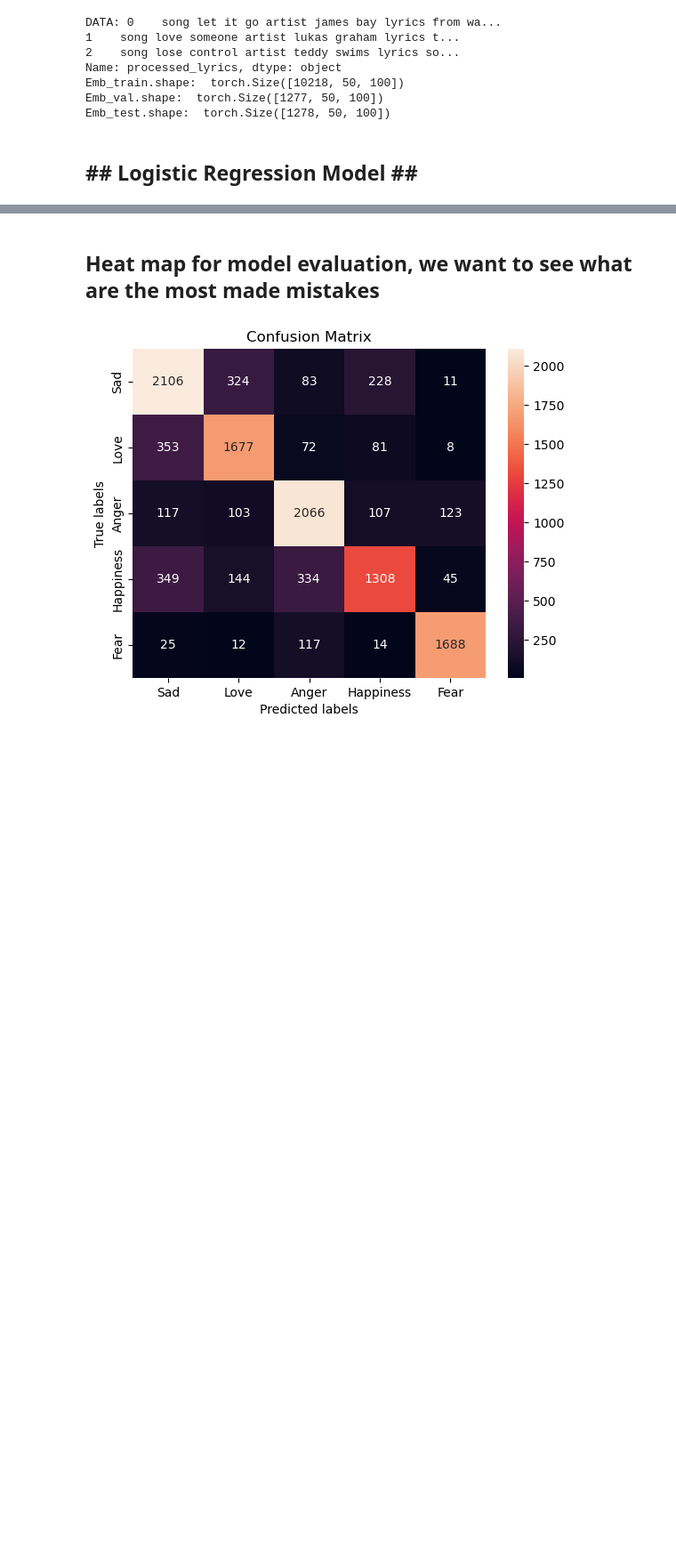
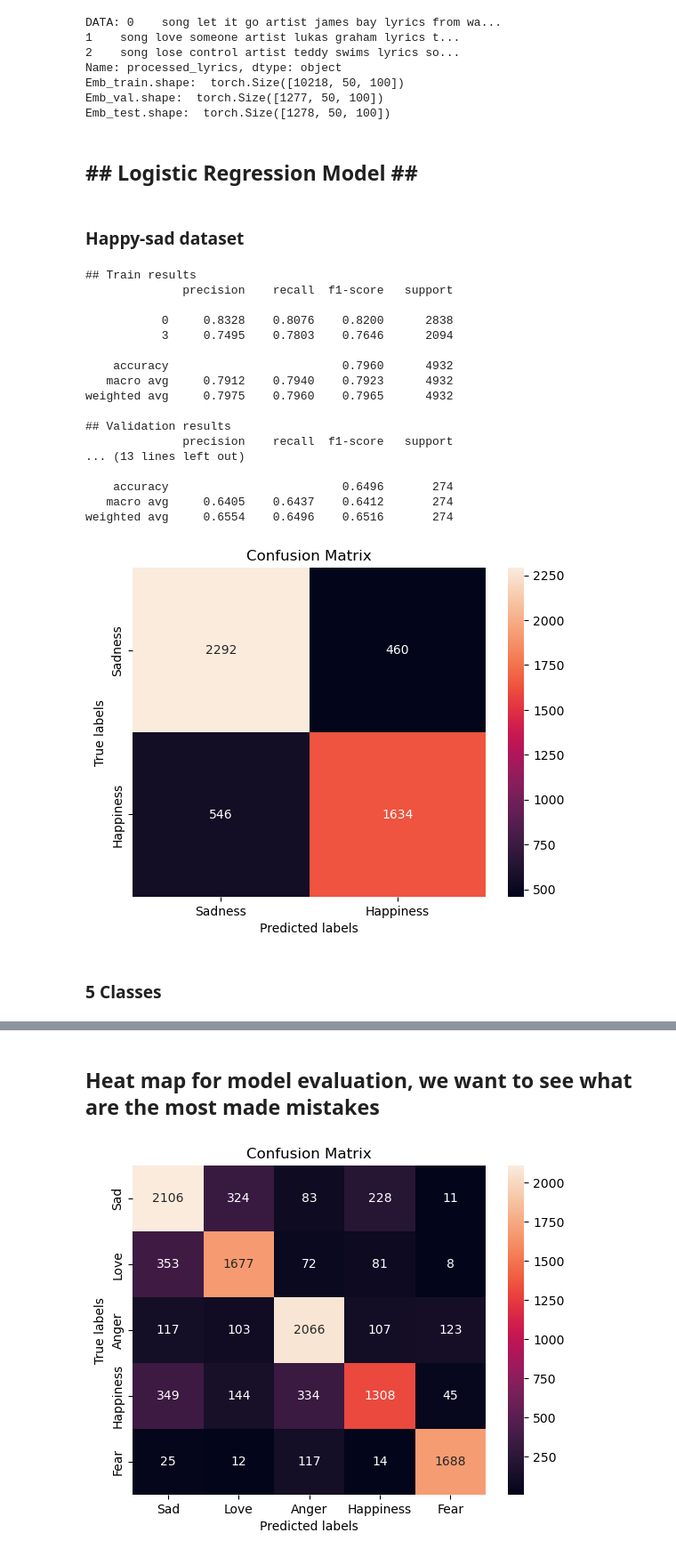
Before and after one commit to ccazacu13/SongAnalyzer, a Jupyter notebook: src/scripts/main.ipynb, the cells around one changed output, grey strips where cells are left out. Shown at 89% size. Saved outputs shown, nothing was run; the diff lists cells and outputs as text; code cells hidden in the pictures; blank space fills up the shorter version.

Commit message:
Embedding changes, Logis regression first

```diff
--- a/src/scripts/main.ipynb
+++ b/src/scripts/main.ipynb
@@ -344,11 +336,3 @@ preprocessed_dataset.dropna(subset=['processed_lyrics'], inplace=True)
 vizualized_dataset = preprocessed_dataset.copy()
 vizualized_dataset.drop(columns=['lyrics', 'lemmatized_lyrics', 'complete_lyrics'], inplace=True)
 vizualized_dataset.to_csv('Preprocessed_Dataset.csv')
-# %%
-# Split data in train, val, test
-DATA = preprocessed_dataset['processed_lyrics']
-#DATA = preprocessed_dataset['processed_tokenized_lyrics']
-LABELS = preprocessed_dataset['sentiment']
-
-X_train, X_temp, y_train, y_temp = train_test_split(DATA, LABELS, test_size=0.1, random_state=42, stratify=LABELS)
-X_val, X_test, y_val, y_test = train_test_split(X_temp, y_temp, test_size=0.5, random_state=42, stratify=y_temp)
@@ -522,3 +566,62 @@ Emb_test.shape:  torch.Size([1278, 50, 100])
+# %% [markdown]
+### Happy-sad dataset
+# %%
+DATASET = 'happy_sad'
+Emb_train, Emb_val, Emb_test, vectorizer = data_embedding(p_vectorizer='tfidf', p_dataset=DATASET)
+y_train, y_val, y_test = get_labels(DATASET)
+
+model = LogisticRegression(random_state=42, max_iter=4000)
+
+
+def grid_search():
+
+    param_grid = {'solver' : ['lbfgs', 'liblinear', 'newton-cg', 'newton-cholesky', 'sag', 'saga'] ,
+                'penalty' : ['l1', 'l2', 'elasticnet', None], 'C':[1, 0.1, 0.5, 2, 5, 10]}
+
+    log_reg_cv = GridSearchCV(model, param_grid, cv=10, verbose=3)
+    log_reg_cv.fit(Emb_train,y_train)
+
+
+    print("tuned hpyerparameters :(best parameters) ",log_reg_cv.best_params_)
+    print("accuracy :",log_reg_cv.best_score_)
+
+
+def single_evaluation():
+    model = LogisticRegression(random_state=42, max_iter=4000, C=10, solver='newton-cg', penalty=None)
+    model.fit(Emb_train, y_train)
+
+    pred_train = model.predict(Emb_train)
+    pred_val = model.predict(Emb_val)
+    pred_test = model.predict(Emb_test)
+
+
+    print_results(pred_train, y_train, pred_val, y_val, pred_test, y_test)
+
+    plot_heat_map(pred_train, y_train, p_labels=[0,3], p_ticklabels=['sadness','happiness'])
+
+single_evaluation()
+# grid_search()
+# %% [output]
+## Train results
+              precision    recall  f1-score   support
+
+           0     0.8328    0.8076    0.8200      2838
+           3     0.7495    0.7803    0.7646      2094
+
+    accuracy                         0.7960      4932
+   macro avg     0.7912    0.7940    0.7923      4932
+weighted avg     0.7975    0.7960    0.7965      4932
+
+## Validation results
+              precision    recall  f1-score   support
+... (13 lines left out)
+
+    accuracy                         0.6496       274
+   macro avg     0.6405    0.6437    0.6412       274
+weighted avg     0.6554    0.6496    0.6516       274
+[figure, added]
+# %% [markdown]
+### 5 Classes
 # %%
 # Use logistic regression model
 
```
Also changed, not shown: parts of 13 cells of this notebook.
